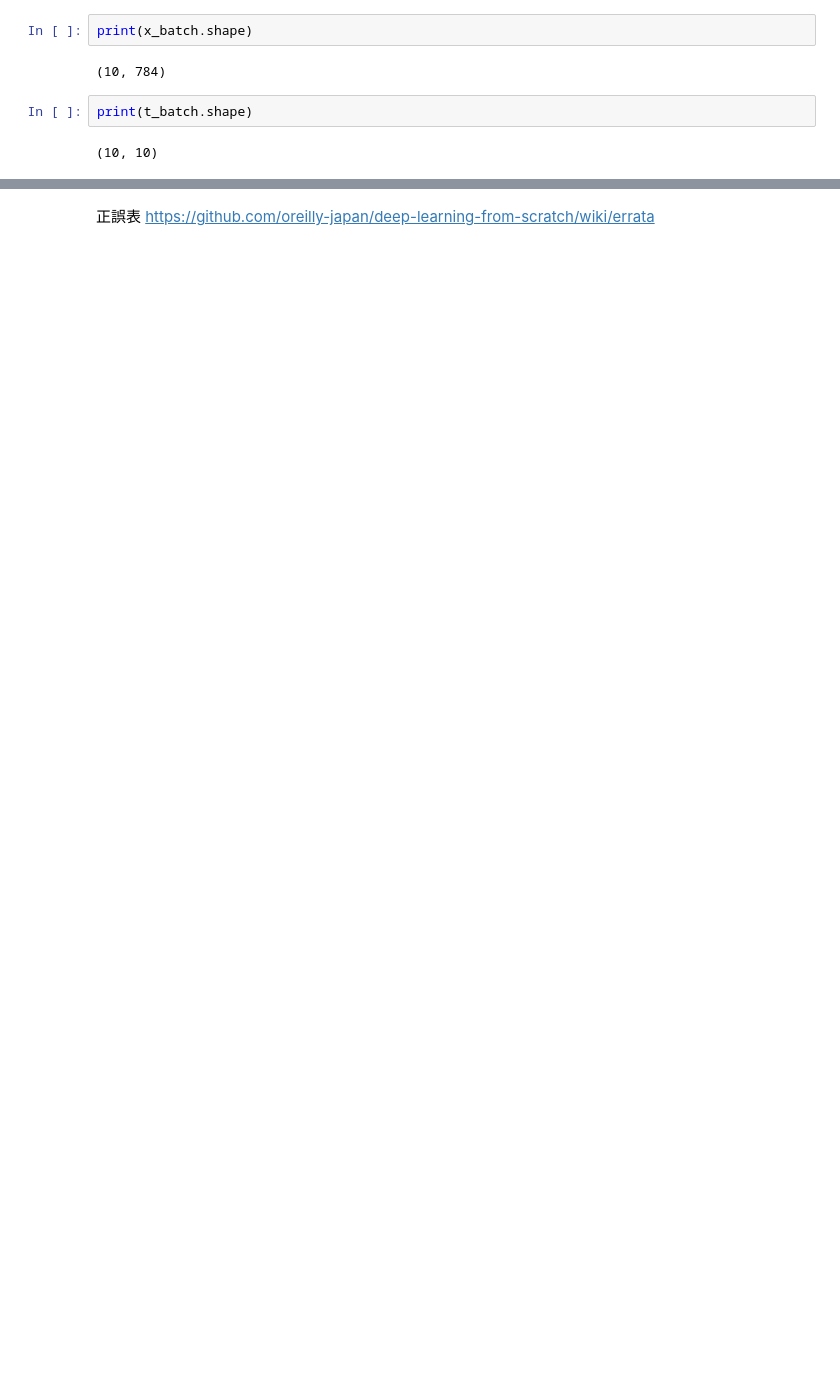
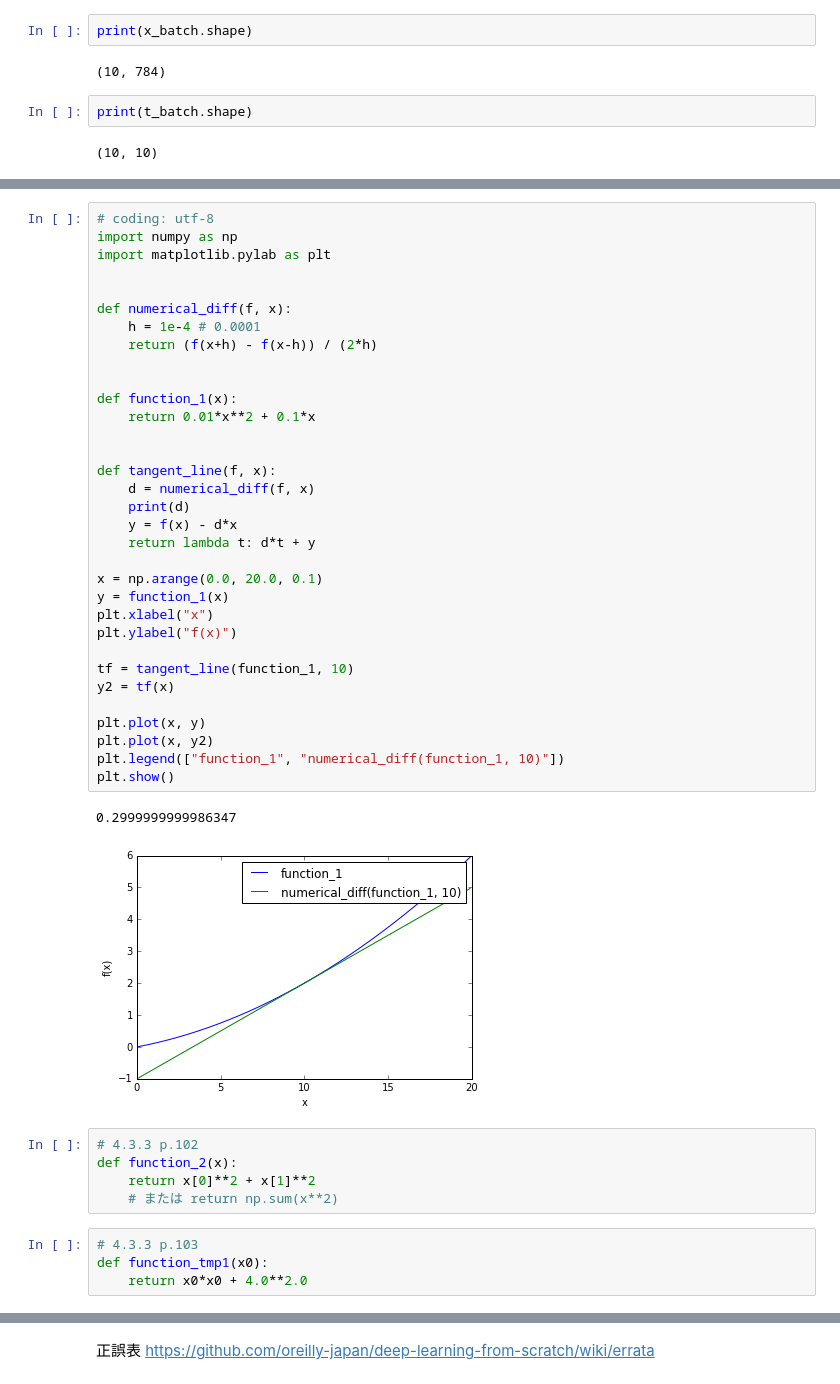
Before and after one commit to hidenori-t/deep-learning-from-scratch, a Jupyter notebook: ch04/ch04.ipynb, the cells around one changed output, grey strips where cells are left out. Cells and saved outputs as stored; diff of their text form; blank space fills up the shorter version.

```diff
--- a/ch04/ch04.ipynb
+++ b/ch04/ch04.ipynb
@@ -68,0 +338,45 @@ print(t_batch.shape)
+# %%
+# coding: utf-8
+import numpy as np
+import matplotlib.pylab as plt
+
+
+def numerical_diff(f, x):
+    h = 1e-4 # 0.0001
+    return (f(x+h) - f(x-h)) / (2*h)
+
+
+def function_1(x):
+    return 0.01*x**2 + 0.1*x
+
+
+def tangent_line(f, x):
+    d = numerical_diff(f, x)
+    print(d)
+    y = f(x) - d*x
+    return lambda t: d*t + y
+
+x = np.arange(0.0, 20.0, 0.1)
+y = function_1(x)
+plt.xlabel("x")
+plt.ylabel("f(x)")
+
+tf = tangent_line(function_1, 10)
+y2 = tf(x)
+
+plt.plot(x, y)
+plt.plot(x, y2)
+plt.legend(["function_1", "numerical_diff(function_1, 10)"])
+plt.show()
+# %% [output]
+0.2999999999986347
+[figure, added]
+# %%
+# 4.3.3 p.102
+def function_2(x):
+    return x[0]**2 + x[1]**2
+    # または return np.sum(x**2)
+# %%
+# 4.3.3 p.103
+def function_tmp1(x0):
+    return x0*x0 + 4.0**2.0
```
Also changed, not shown: parts of 39 cells of this notebook.
